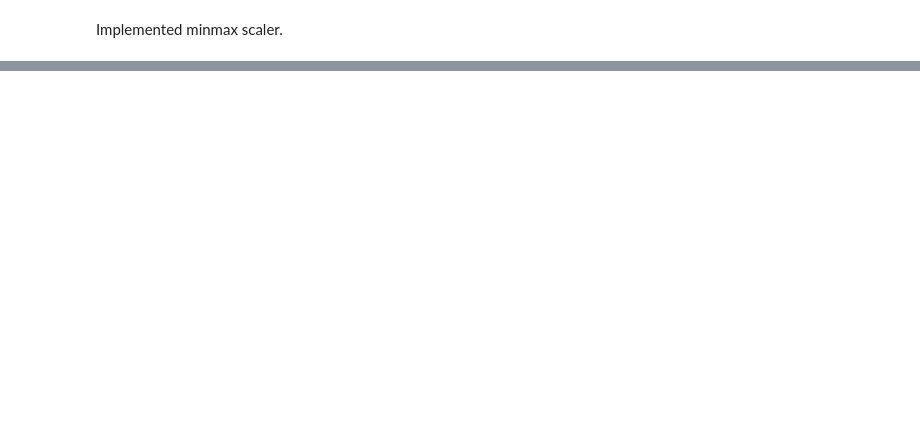
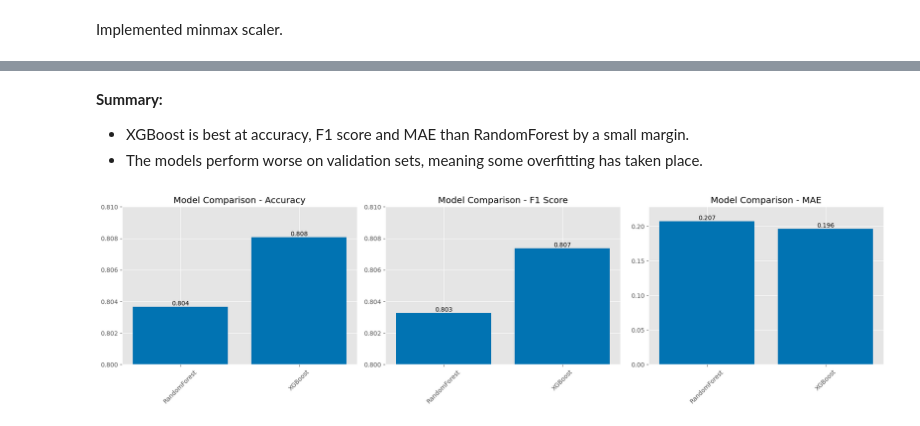
Before and after one commit to Simone-meli25/Credit_Score_Classification, a Jupyter notebook: notebooks/02_preprocessing.ipynb, the cells around one changed output, grey strips where cells are left out. Saved outputs shown, nothing was run; the diff lists cells and outputs as text; code cells hidden in the pictures; blank space fills up the shorter version.

```diff
--- a/notebooks/02_preprocessing.ipynb
+++ b/notebooks/02_preprocessing.ipynb
@@ -1289,0 +1172,5 @@ print(f"Saved Intermediate Dataset to {save_path}")
+# %%
+# Drop the City column
+X_train_scaled = X_train_scaled.drop(['City_BadShire', 'City_Lonton', 'City_Standhampton', 'City_Unknown', 'City_ZeroVille'], axis=1)
+X_val_scaled = X_val_scaled.drop(['City_BadShire', 'City_Lonton', 'City_Standhampton', 'City_Unknown', 'City_ZeroVille'], axis=1)
+X_test_scaled = X_test_scaled.drop(['City_BadShire', 'City_Lonton', 'City_Standhampton', 'City_Unknown', 'City_ZeroVille'], axis=1)
@@ -1289,0 +1640,49 @@ print(f"Saved Intermediate Dataset to {save_path}")
+# %% [markdown]
+**Summary:**
+- XGBoost is best at accuracy, F1 score and MAE than RandomForest by a small margin.
+- The models perform worse on validation sets, meaning some overfitting has taken place.
+# %%
+#Visualise results
+# Plot comparison with score labels
+fig, axes = plt.subplots(1, 3, figsize=(18, 5))
+
+# Define a function to add labels to bars
+def add_labels_to_bars(ax, bars):
+    for bar in bars:
+        height = bar.get_height()
+        ax.text(
+            bar.get_x() + bar.get_width()/2.,
+            height,
+            f'{height:.3f}',
+            ha='center',
+            va='bottom',
+            fontsize=10,
+        )
+
+# Accuracy
+bars = axes[0].bar(df_comparison['Model'], df_comparison['Val_Accuracy'])
+axes[0].set_title('Model Comparison - Accuracy')
+axes[0].set_ylim(0.8, 0.81)  # Increased upper limit to make room for labels
+axes[0].tick_params(axis='x', rotation=45)
+add_labels_to_bars(axes[0], bars)
+
+# F1 Score
+bars = axes[1].bar(df_comparison['Model'], df_comparison['Val_F1'])
+axes[1].set_title('Model Comparison - F1 Score')
+axes[1].set_ylim(0.8, 0.81)  # Increased upper limit to make room for labels
+axes[1].tick_params(axis='x', rotation=45)
+add_labels_to_bars(axes[1], bars)
+
+# MAE
+bars = axes[2].bar(df_comparison['Model'], df_comparison['Val_MAE'])
+axes[2].set_title('Model Comparison - MAE')
+# Automatically determine a good y-limit based on the max value
+y_max = max(df_comparison['Val_MAE']) * 1.1
+axes[2].set_ylim(0, y_max)
+axes[2].tick_params(axis='x', rotation=45)
+add_labels_to_bars(axes[2], bars)
+
+plt.tight_layout()
+plt.show()
+# %% [output]
+[figure, added]
```
Also changed, not shown: parts of 28 cells of this notebook, 2 other files.
